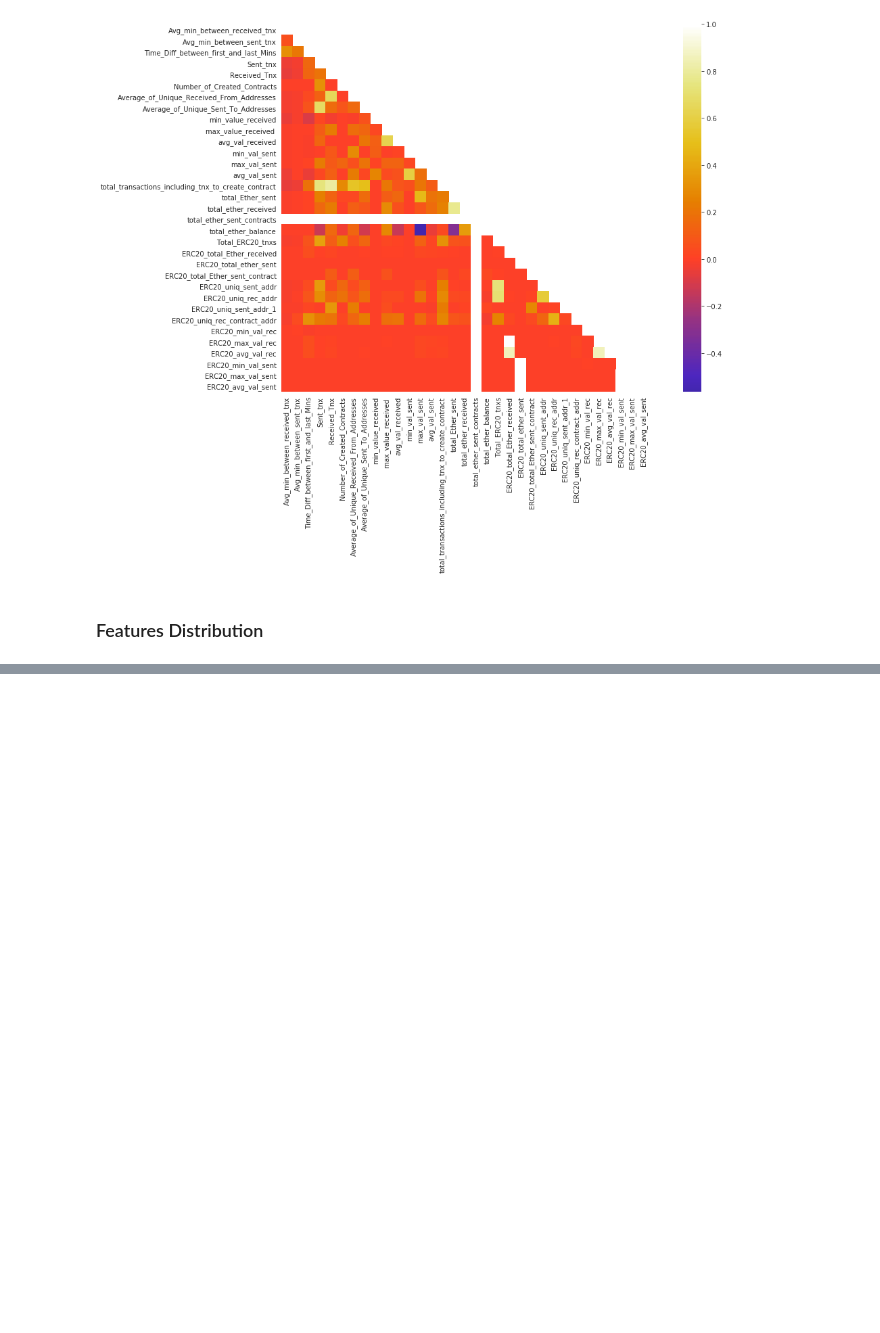
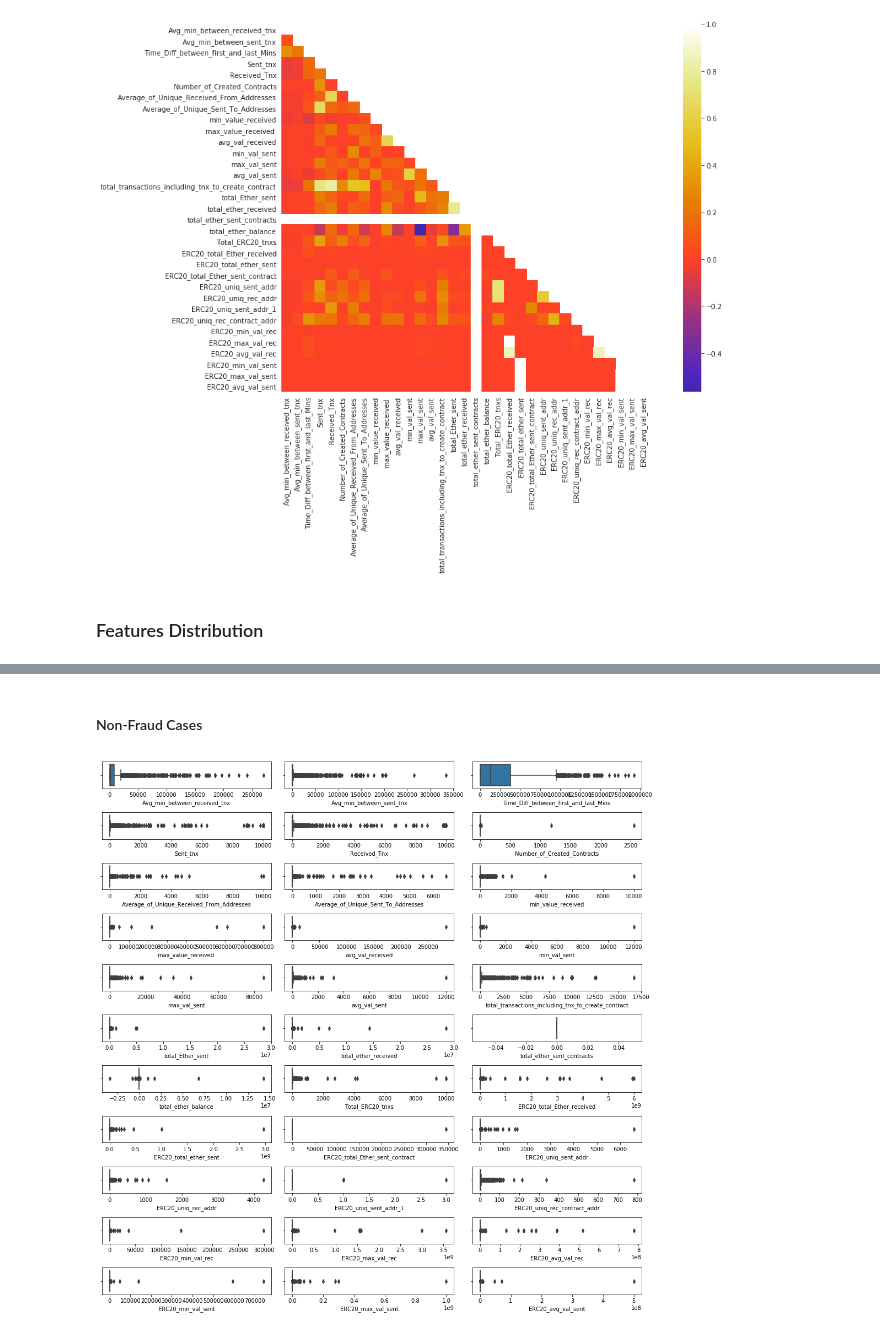
Before and after one commit to sepandhaghighi/Ethereum-Fraud-Detection-Visualization, a Jupyter notebook: 1.ipynb, the cells around one changed output, grey strips where cells are left out. Saved outputs shown, nothing was run; the diff lists cells and outputs as text; code cells hidden in the pictures; blank space fills up the shorter version.

```diff
--- a/1.ipynb
+++ b/1.ipynb
@@ -239,0 +253,7 @@ for i in range(len(df.columns)):
+# %% [markdown]
+#### Non-Fraud Cases
+# %%
+negative_sample = negative_sample.iloc[:,2:-4]
+dist_plot(negative_sample, plot_row, plot_col)
+# %% [output]
+[figure, added]
```
Also changed, not shown: parts of 9 cells of this notebook, 2 other files.
